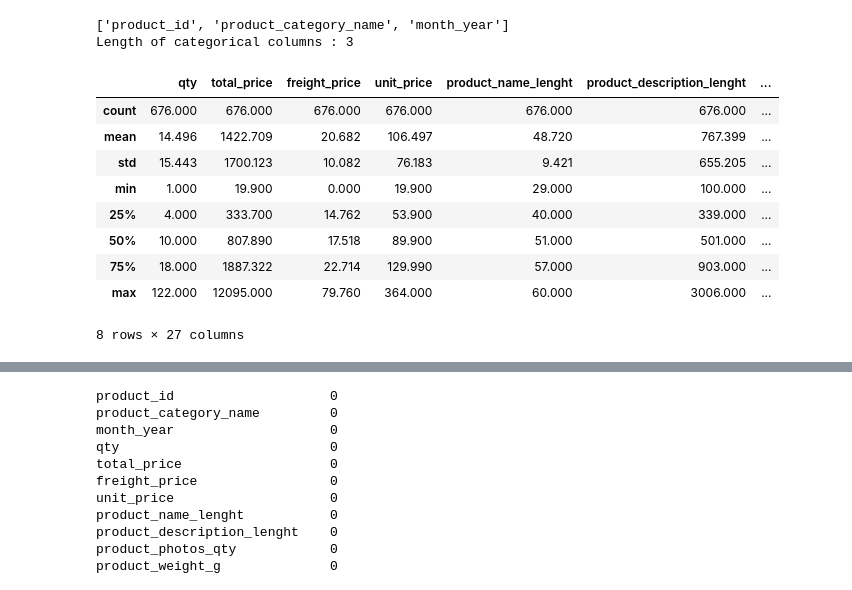
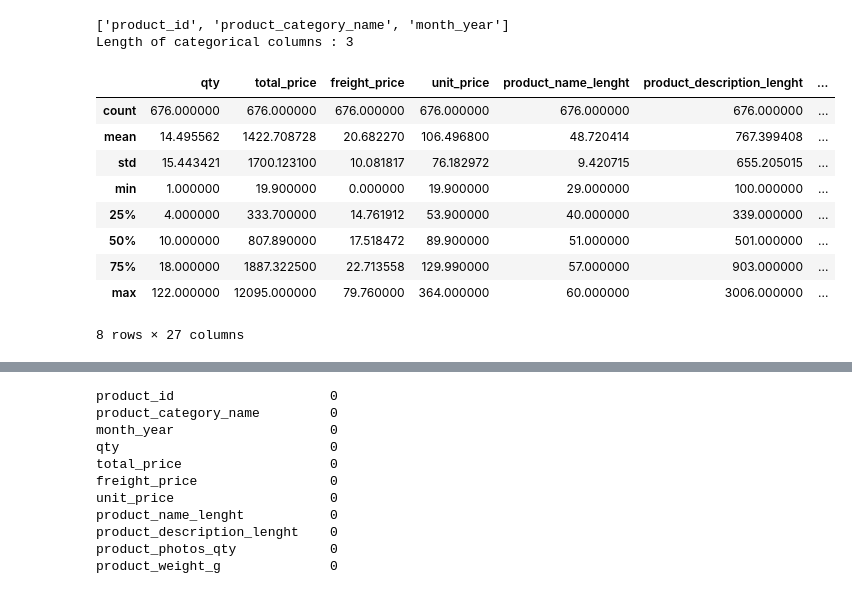
Before and after one commit to M-Hamza380/Retail-Price-Optimization, a Jupyter notebook: Retail Price Optimization.ipynb, the cells around one changed output, grey strips where cells are left out. Cells and saved outputs as stored; diff of their text form; code cells hidden in the pictures.

```diff
--- a/Retail Price Optimization.ipynb
+++ b/Retail Price Optimization.ipynb
@@ -88,15 +88,15 @@ print('Length of categorical columns :', len(cat))
 Length of categorical columns : 3
 # %%
 # Use Describe statistics
-np.round(rp_df.describe(),3)
+rp_df.describe()
 # %% [output]
 |  | qty | total_price | freight_price | unit_price | product_name_lenght | product_description_lenght | ... |
-| count | 676.000 | 676.000 | 676.000 | 676.000 | 676.000 | 676.000 | ... |
-| mean | 14.496 | 1422.709 | 20.682 | 106.497 | 48.720 | 767.399 | ... |
-| std | 15.443 | 1700.123 | 10.082 | 76.183 | 9.421 | 655.205 | ... |
-| min | 1.000 | 19.900 | 0.000 | 19.900 | 29.000 | 100.000 | ... |
-| 25% | 4.000 | 333.700 | 14.762 | 53.900 | 40.000 | 339.000 | ... |
-| 50% | 10.000 | 807.890 | 17.518 | 89.900 | 51.000 | 501.000 | ... |
-| 75% | 18.000 | 1887.322 | 22.714 | 129.990 | 57.000 | 903.000 | ... |
-| max | 122.000 | 12095.000 | 79.760 | 364.000 | 60.000 | 3006.000 | ... |
+| count | 676.000000 | 676.000000 | 676.000000 | 676.000000 | 676.000000 | 676.000000 | ... |
+| mean | 14.495562 | 1422.708728 | 20.682270 | 106.496800 | 48.720414 | 767.399408 | ... |
+| std | 15.443421 | 1700.123100 | 10.081817 | 76.182972 | 9.420715 | 655.205015 | ... |
+| min | 1.000000 | 19.900000 | 0.000000 | 19.900000 | 29.000000 | 100.000000 | ... |
+| 25% | 4.000000 | 333.700000 | 14.761912 | 53.900000 | 40.000000 | 339.000000 | ... |
+| 50% | 10.000000 | 807.890000 | 17.518472 | 89.900000 | 51.000000 | 501.000000 | ... |
+| 75% | 18.000000 | 1887.322500 | 22.713558 | 129.990000 | 57.000000 | 903.000000 | ... |
+| max | 122.000000 | 12095.000000 | 79.760000 | 364.000000 | 60.000000 | 3006.000000 | ... |
 8 rows × 27 columns
```
Also changed, not shown: parts of 32 cells of this notebook.
